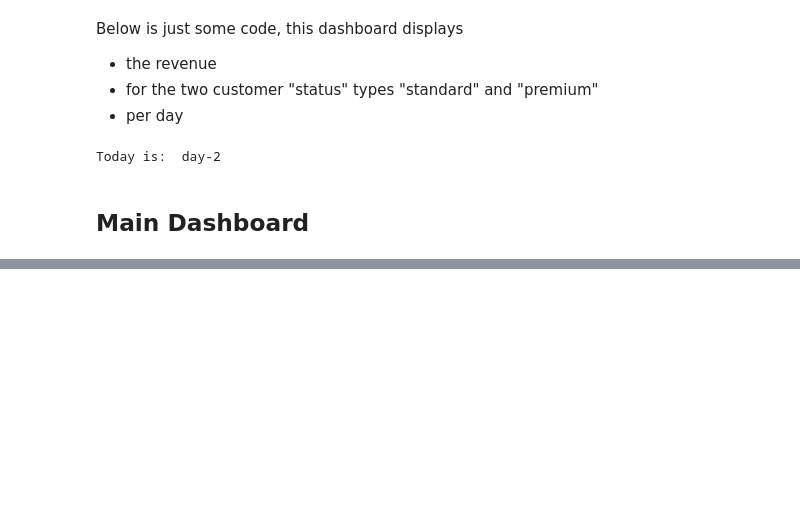
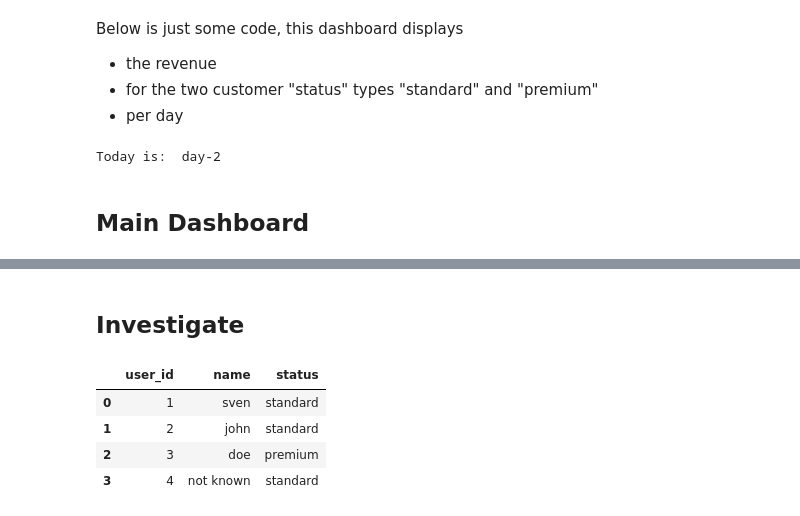
Before and after one commit to sbalnojan/easy-functional-data-engineering, a Jupyter notebook: example_6/charts/order_status_chart_tt.ipynb, the cells around one changed output, grey strips where cells are left out. Saved outputs shown, nothing was run; the diff lists cells and outputs as text; code cells hidden in the pictures; blank space fills up the shorter version.

```diff
--- a/example_6/charts/order_status_chart_tt.ipynb
+++ b/example_6/charts/order_status_chart_tt.ipynb
@@ -56,0 +57,12 @@ plot_df.plot.area(x="sales_date")
+# %% [markdown]
+## Investigate ##
+# %%
+users_yesterday = pd.read_csv(f"imported_data/{yesterday}/users.csv", header=0)
+
+users_yesterday
+# %% [output]
+|  | user_id | name | status |
+| 0 | 1 | sven | standard |
+| 1 | 2 | john | standard |
+| 2 | 3 | doe | premium |
+| 3 | 4 | not known | standard |
```
Also changed, not shown: parts of 4 cells of this notebook, 3 other files.
